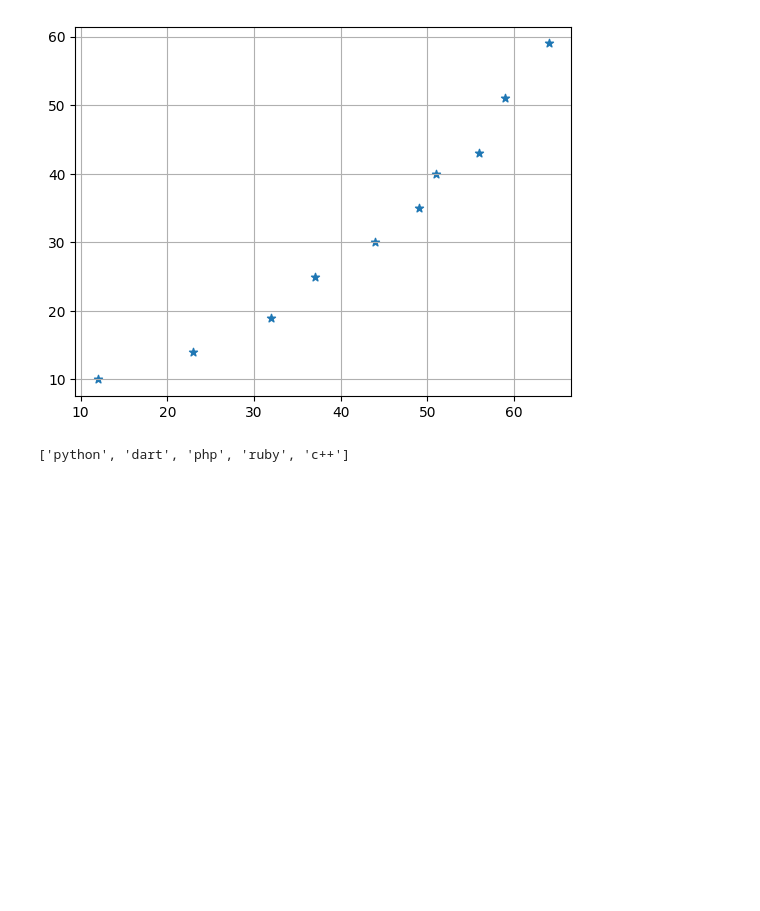
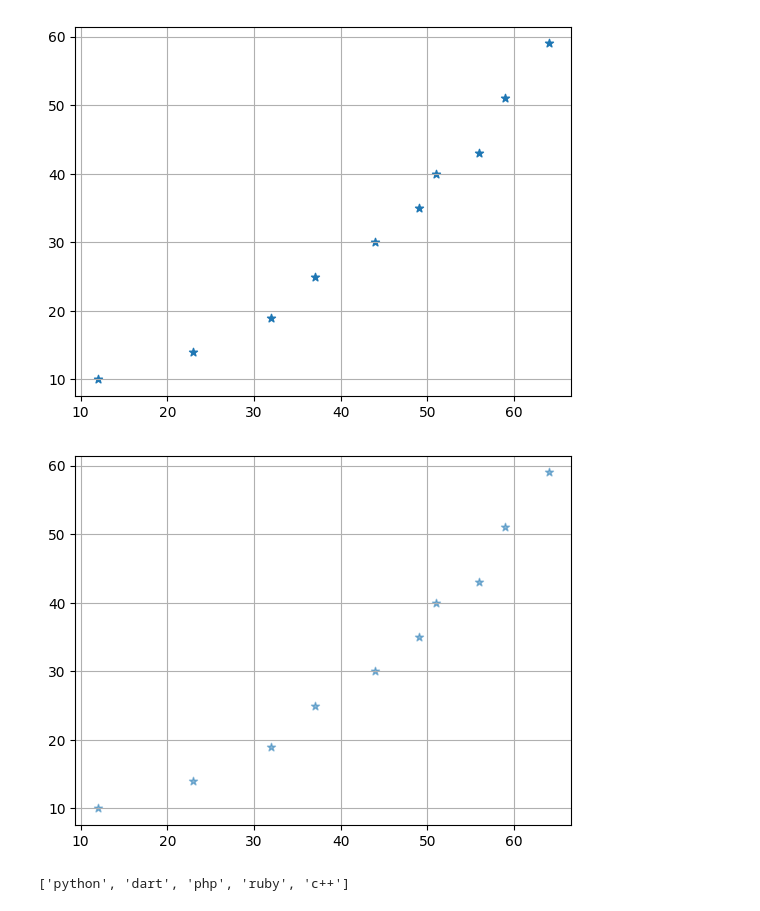
Before and after one commit to vaishnavigiri1210/Internship, a Jupyter notebook: Python/week 5/matplotlib.ipynb, the cells around one changed output. Saved outputs shown, nothing was run; the diff lists cells and outputs as text; code cells hidden in the pictures; blank space fills up the shorter version.

```diff
--- a/Python/week 5/matplotlib.ipynb
+++ b/Python/week 5/matplotlib.ipynb
@@ -149,6 +168,11 @@ plt.scatter(x, y, marker = '*');
 plt.grid()
 # %% [output]
 [figure]
+# %%
+plt.scatter(x, y, alpha = 0.5, marker = '*'); # alpha => to set the transparency of the points (0 to 1)
+plt.grid()
+# %% [output]
+[figure, added]
 # %%
 courses
 # %% [output]
```
Also changed, not shown: parts of 11 cells of this notebook, 2 other files.
